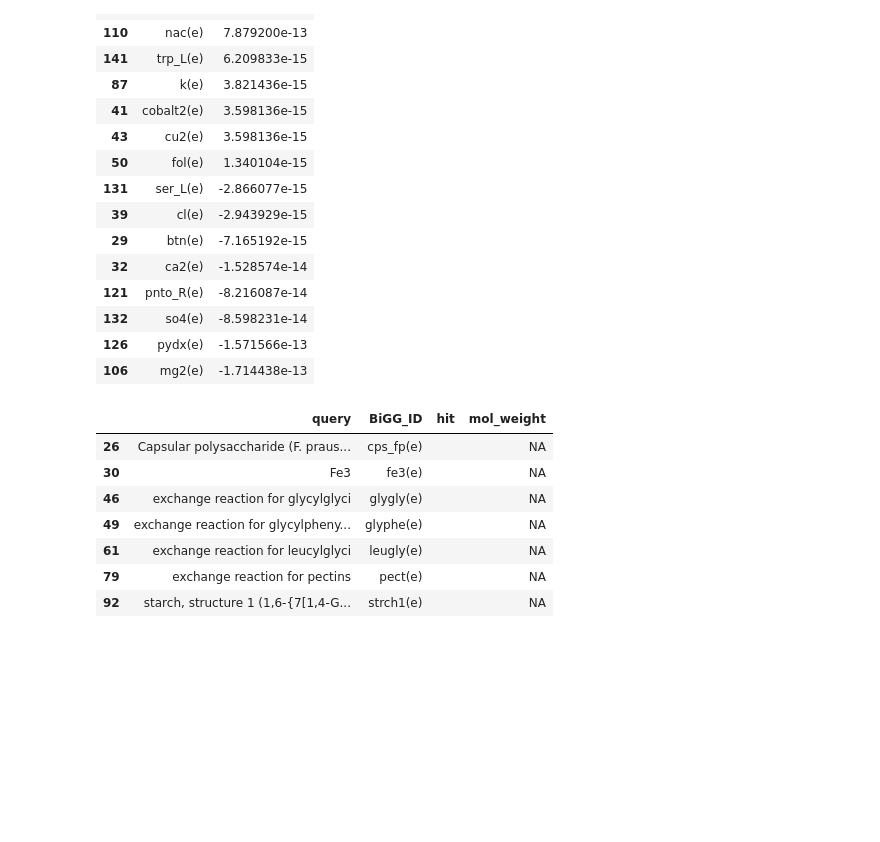
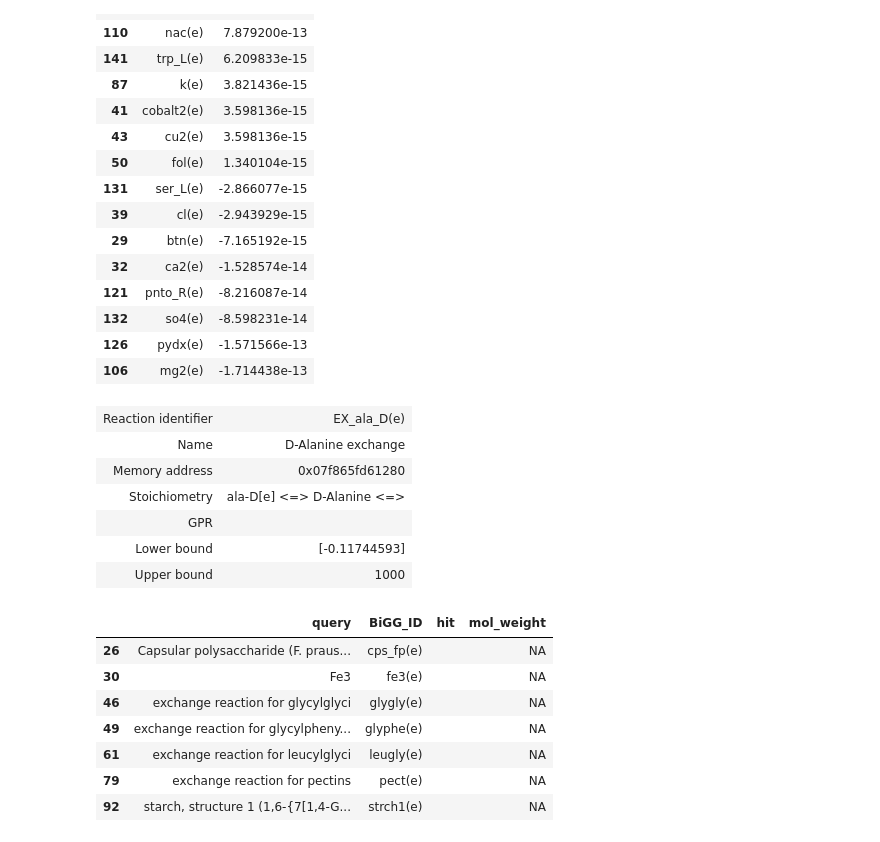
Before and after one commit to PrabJ/Flux_Balance_F_Prausnitzii, a Jupyter notebook: Metabolic_flux_mmcb.ipynb, the cells around one changed output. Cells and saved outputs as stored; diff of their text form; code cells hidden in the pictures; blank space fills up the shorter version.

```diff
--- a/Metabolic_flux_mmcb.ipynb
+++ b/Metabolic_flux_mmcb.ipynb
@@ -152,6 +152,16 @@ mandatory
 | 132 | so4(e) | -8.598231e-14 |
 | 126 | pydx(e) | -1.571566e-13 |
 | 106 | mg2(e) | -1.714438e-13 |
+# %%
+root_model.reactions.get_by_id('EX_ala_D(e)')
+# %% [output]
+| Reaction identifier | EX_ala_D(e) |
+| Name | D-Alanine exchange |
+| Memory address | 0x07f865fd61280 |
+| Stoichiometry | ala-D[e] <=> D-Alanine <=> |
+| GPR |  |
+| Lower bound | [-0.11744593] |
+| Upper bound | 1000 |
 # %%
 ### Remove metabolites from the medium that can't be justified
 current_medium.remove('EX_4abz(e)')
```
Also changed, not shown: parts of 7 cells of this notebook.
